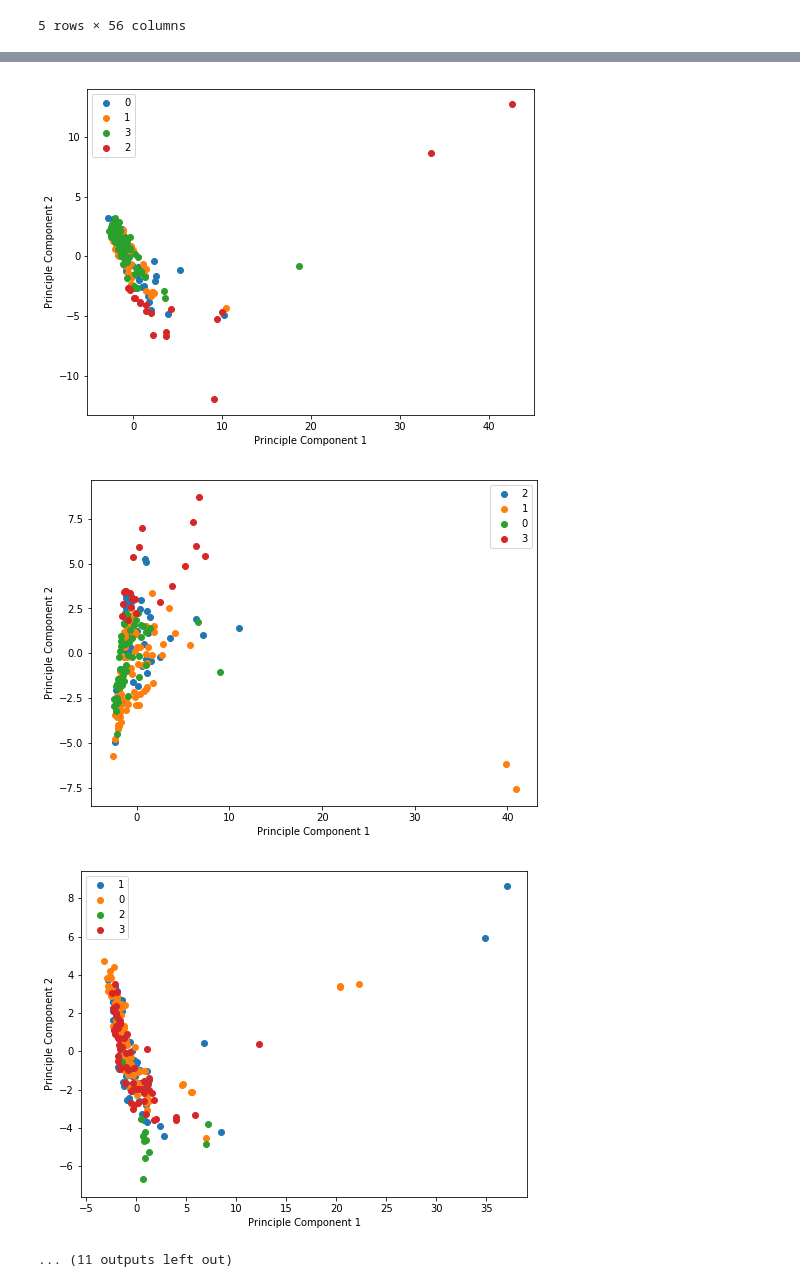
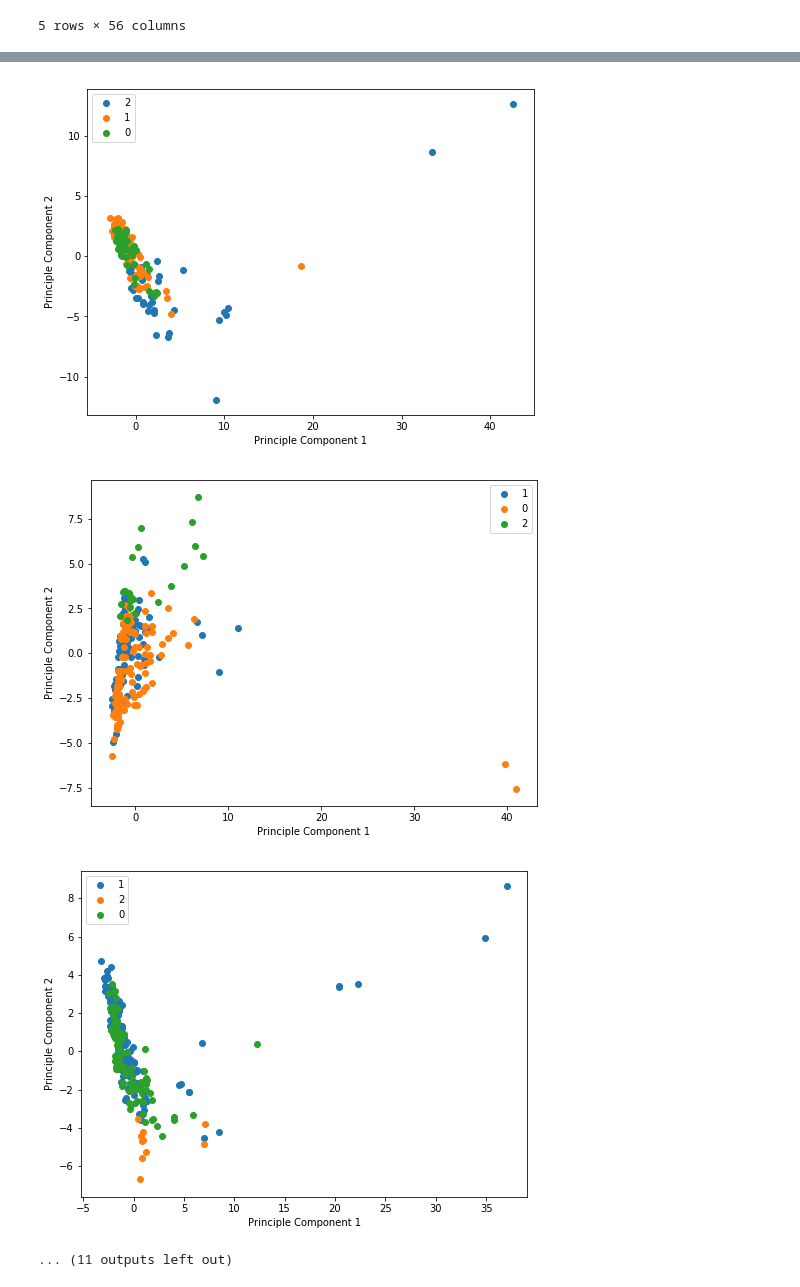
Before and after one commit to nshawen/CIS_PD, a Jupyter notebook: WatchDataPCAClustering.ipynb, the cells around one changed output, grey strips where cells are left out. Saved outputs shown, nothing was run; the diff lists cells and outputs as text; code cells hidden in the pictures.

```diff
--- a/WatchDataPCAClustering.ipynb
+++ b/WatchDataPCAClustering.ipynb
@@ -134,5 +137,5 @@ label_type = 'Tremor'
 # label_type = 'Dyskinesia'
 # label_type = 'Overall'
 
-DataPCA = plotPCA(label_type, tasks, True, 2)
+DataPCA = plotPCA(label_type, tasks, True, 3)
 # %% [output]
@@ -195,7 +198,7 @@ def TrainTestCluster(tasks, clusters):
         plt.ylabel('Principle Component 2')
         plt.show()
 
-    return DataClusters, km
+    return DataClusters, km, pca
 # %%
 ### TASKS
 # tasks = ['Drnkg', 'Drwg', 'Fldg', 'FtnL', 'FtnR', 'NtsBts', 'RamL', 'RamR', 'Sheets', 'Sitng', 'SitStand', 'Stndg', 'Typg', 'Wlkg', 'WlkgCnt']
@@ -205,7 +208,7 @@ tasks = ['Sitng', 'Stndg', 'Drwg']
 # tasks = ['Wlkg', 'WlkgCnt']
 # tasks = ['Fldg', 'Sheets', 'Drnkg', 'NtsBts', 'Typg']
 
-DataClusters, km = TrainTestCluster(tasks, 4)
+DataClusters, km = TrainTestCluster(tasks, 3)
 # %% [output]
 Tasks Considered:
     Drawing on a paper
@@ -222,6 +225,6 @@ Tasks Considered:
-[figure, old version]
+[figure, new version]
-[figure, old version]
+[figure, new version]
-[figure, old version]
+[figure, new version]
 ... (11 outputs left out)
 # %%
 DataClusters.head()
```
Also changed, not shown: parts of 6 cells of this notebook.
